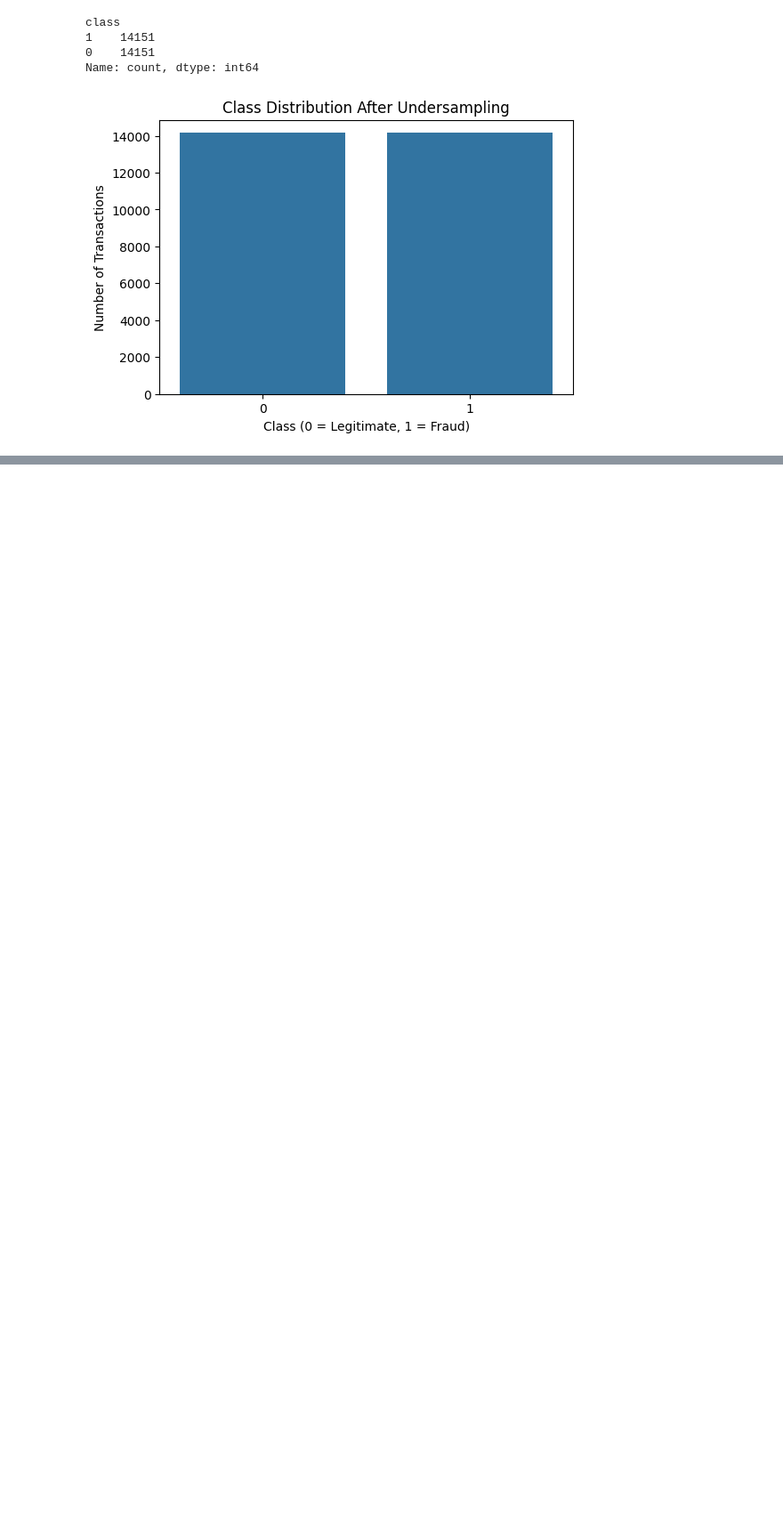
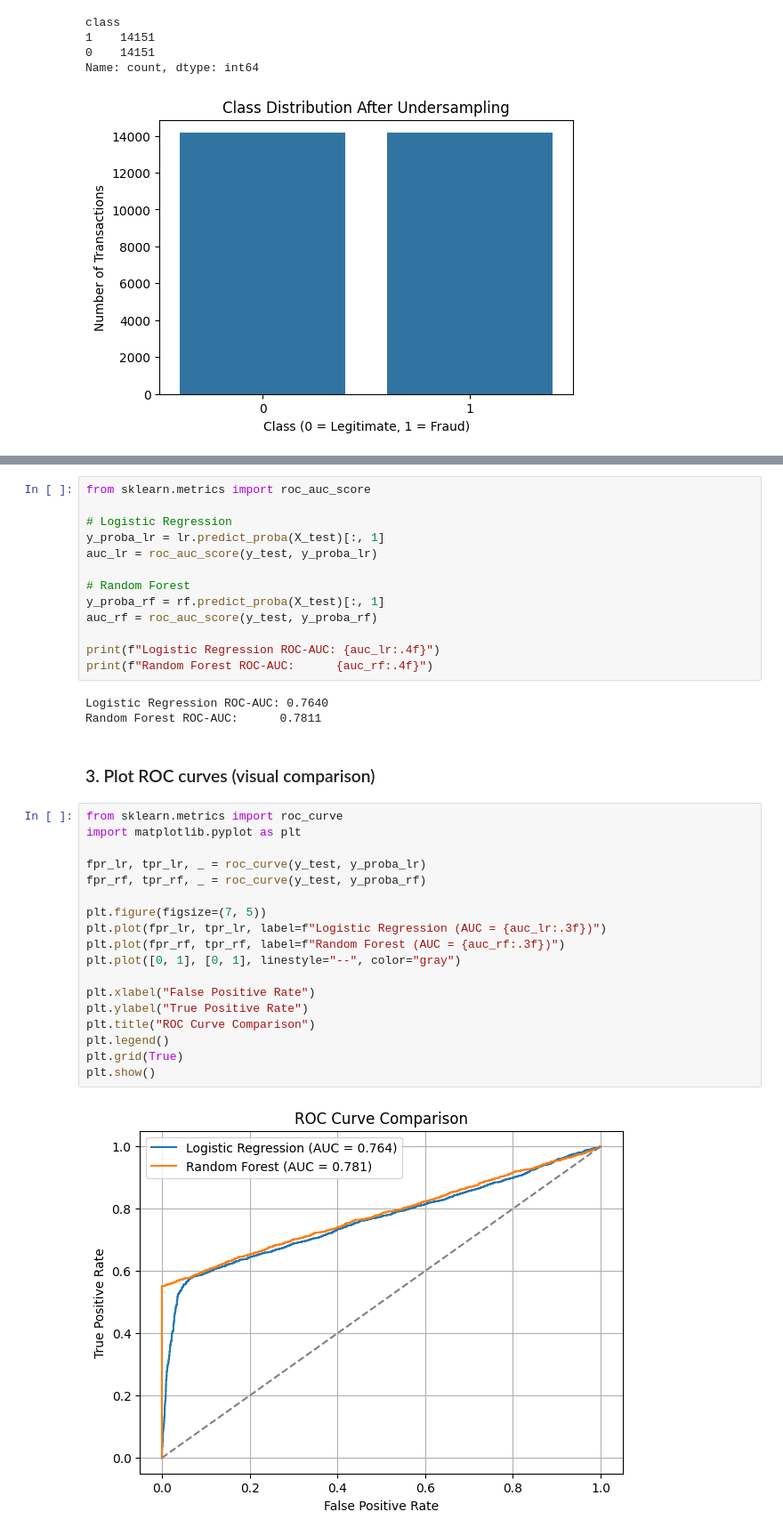
Before and after one commit to Kalalayu/fraud-detection, a Jupyter notebook: notebooks/modeling.ipynb, the cells around one changed output, grey strips where cells are left out. Shown: that part at 89% size. Drawn from its saved outputs; the diff is of its cells as text; blank space fills up the shorter version.

```diff
--- a/notebooks/modeling.ipynb
+++ b/notebooks/modeling.ipynb
@@ -52,0 +251,38 @@ Name: count, dtype: int64
+# %%
+from sklearn.metrics import roc_auc_score
+
+# Logistic Regression
+y_proba_lr = lr.predict_proba(X_test)[:, 1]
+auc_lr = roc_auc_score(y_test, y_proba_lr)
+
+# Random Forest
+y_proba_rf = rf.predict_proba(X_test)[:, 1]
+auc_rf = roc_auc_score(y_test, y_proba_rf)
+
+print(f"Logistic Regression ROC-AUC: {auc_lr:.4f}")
+print(f"Random Forest ROC-AUC:      {auc_rf:.4f}")
+# %% [output]
+Logistic Regression ROC-AUC: 0.7640
+Random Forest ROC-AUC:      0.7811
+# %% [markdown]
+### 3. Plot ROC curves (visual comparison)
+# %%
+from sklearn.metrics import roc_curve
+import matplotlib.pyplot as plt
+
+fpr_lr, tpr_lr, _ = roc_curve(y_test, y_proba_lr)
+fpr_rf, tpr_rf, _ = roc_curve(y_test, y_proba_rf)
+
+plt.figure(figsize=(7, 5))
+plt.plot(fpr_lr, tpr_lr, label=f"Logistic Regression (AUC = {auc_lr:.3f})")
+plt.plot(fpr_rf, tpr_rf, label=f"Random Forest (AUC = {auc_rf:.3f})")
+plt.plot([0, 1], [0, 1], linestyle="--", color="gray")
+
+plt.xlabel("False Positive Rate")
+plt.ylabel("True Positive Rate")
+plt.title("ROC Curve Comparison")
+plt.legend()
+plt.grid(True)
+plt.show()
+# %% [output]
+[figure, added]
```
Also changed, not shown: parts of 33 cells of this notebook.
